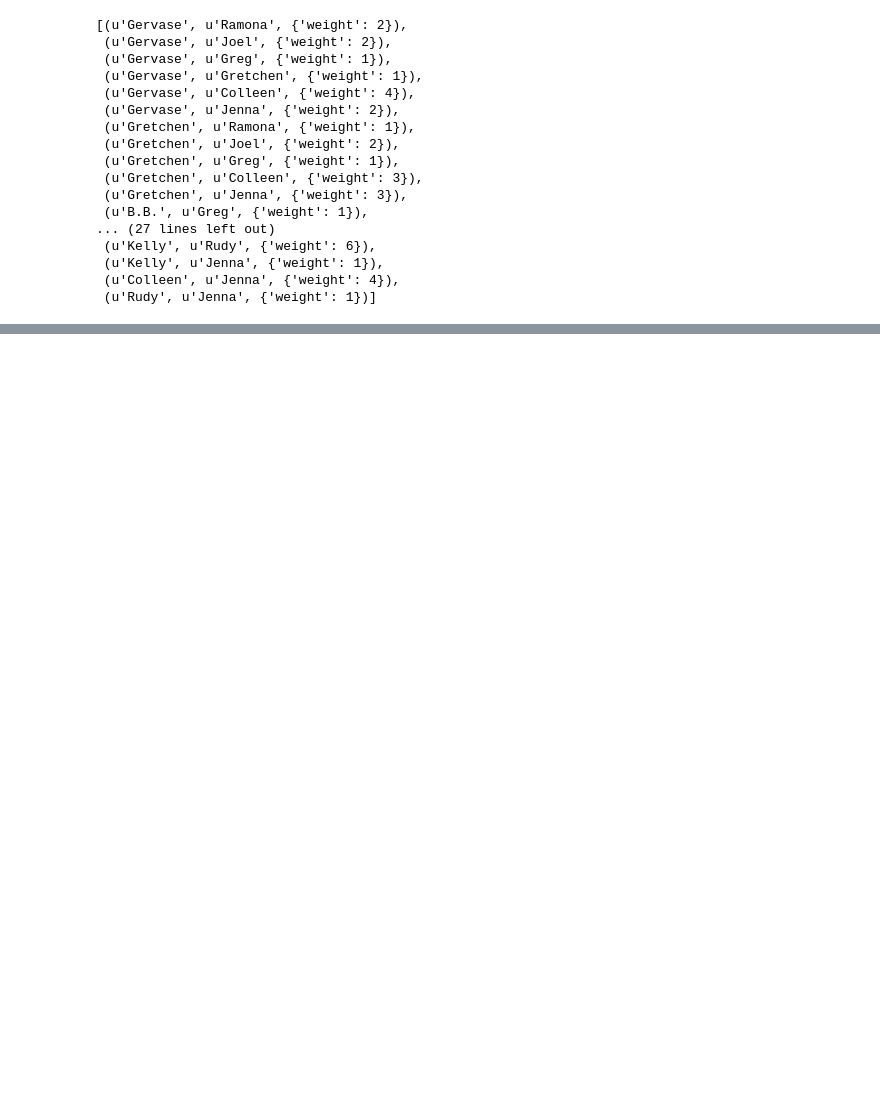
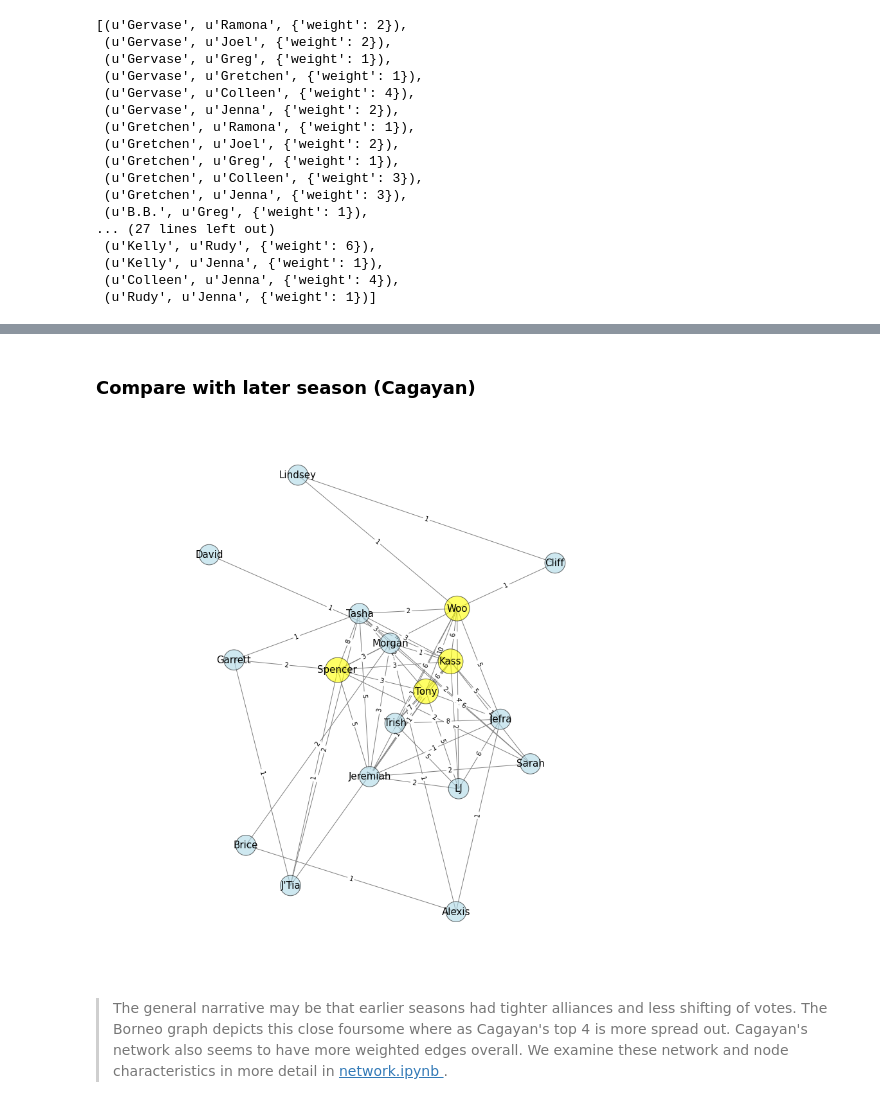
Before and after one commit to bchugit/Survivor-Project, a Jupyter notebook: make_graphs.ipynb, the cells around one changed output, grey strips where cells are left out. Cells and saved outputs as stored; diff of their text form; code cells hidden in the pictures; blank space fills up the shorter version.

```diff
--- a/make_graphs.ipynb
+++ b/make_graphs.ipynb
@@ -118,0 +175,11 @@ graphs['Borneo'].edges(data=True)
+# %% [markdown]
+### Compare with later season (Cagayan)
+# %%
+example_season2 = 'Cagayan'
+example_graph2 = graphs[example_season2]
+example_votes2 = voteweights[example_season2]
+draw_graph(example_graph2, example_votes2, weighted=True)
+# %% [output]
+[figure, added]
+# %% [markdown]
+> The general narrative may be that earlier seasons had tighter alliances and less shifting of votes. The Borneo graph depicts this close foursome where as Cagayan's top 4 is more spread out. Cagayan's network also seems to have more weighted edges overall. We examine these network and node characteristics in more detail in <a href="network.ipynb"> network.ipynb </a>.
```
Also changed, not shown: parts of 9 cells of this notebook, 2 other files.
